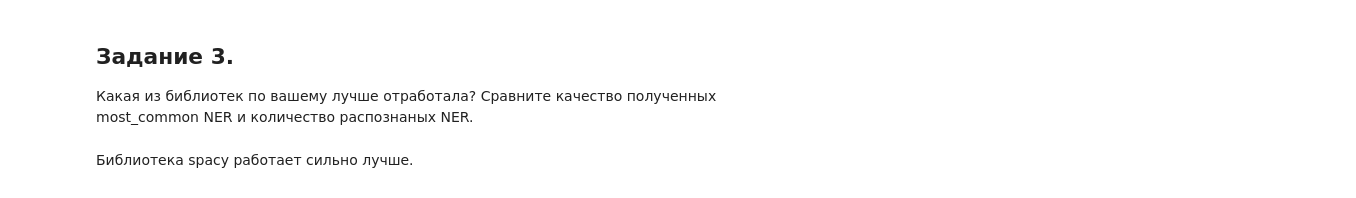
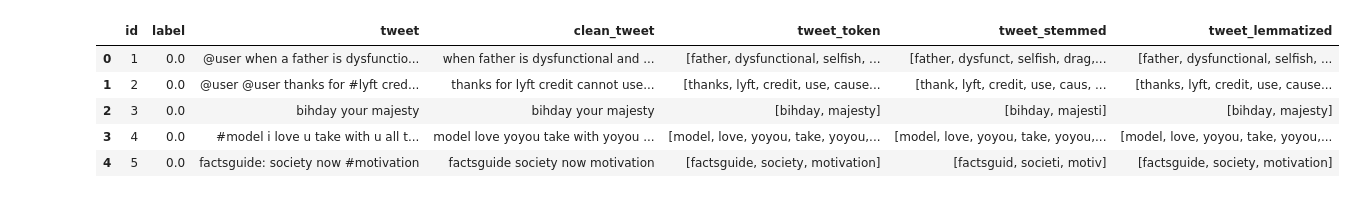
Before and after one commit to fdima/BG-ML-NLP, a Jupyter notebook: HW3/hw3.ipynb, the cells around one changed output. Drawn from its saved outputs; the diff is of its cells as text; code cells hidden in the pictures.

```diff
--- a/HW3/hw3.ipynb
+++ b/HW3/hw3.ipynb
@@ -266,5 +65,10 @@ Name: text, dtype: int64
-# %% [markdown]
-## Задание 3.
-Какая из библиотек по вашему лучше отработала? Сравните качество полученных most_common NER и количество распознаных NER.
-# %% [markdown]
-Библиотека spacy работает сильно лучше.
+# %%
+tweets = pd.read_pickle('/content/drive/My Drive/NLP/HW3-new/combine_df_prepocessed.pkl')
+tweets.head()
+# %% [output]
+|  | id | label | tweet | clean_tweet | tweet_token | tweet_stemmed | tweet_lemmatized |
+| 0 | 1 | 0.0 | @user when a father is dysfunctio... | when father is dysfunctional and ... | [father, dysfunctional, selfish, ... | [father, dysfunct, selfish, drag,... | [father, dysfunctional, selfish, ... |
+| 1 | 2 | 0.0 | @user @user thanks for #lyft cred... | thanks for lyft credit cannot use... | [thanks, lyft, credit, use, cause... | [thank, lyft, credit, use, caus, ... | [thanks, lyft, credit, use, cause... |
+| 2 | 3 | 0.0 | bihday your majesty | bihday your majesty | [bihday, majesty] | [bihday, majesti] | [bihday, majesty] |
+| 3 | 4 | 0.0 | #model i love u take with u all t... | model love yoyou take with yoyou ... | [model, love, yoyou, take, yoyou,... | [model, love, yoyou, take, yoyou,... | [model, love, yoyou, take, yoyou,... |
+| 4 | 5 | 0.0 | factsguide: society now #motivation | factsguide society now motivation | [factsguide, society, motivation] | [factsguid, societi, motiv] | [factsguide, society, motivation] |
```
Also changed, not shown: parts of 64 cells of this notebook.
